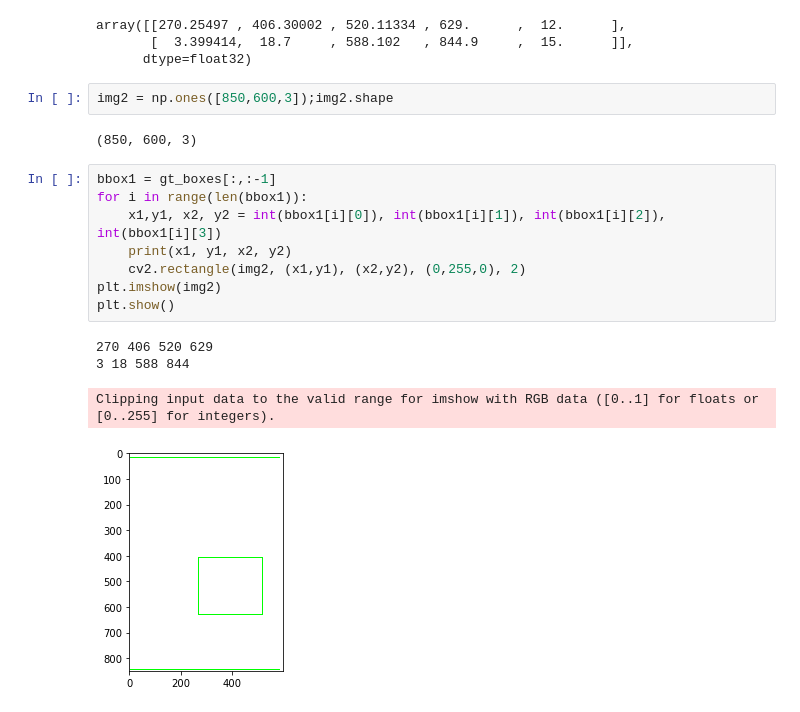
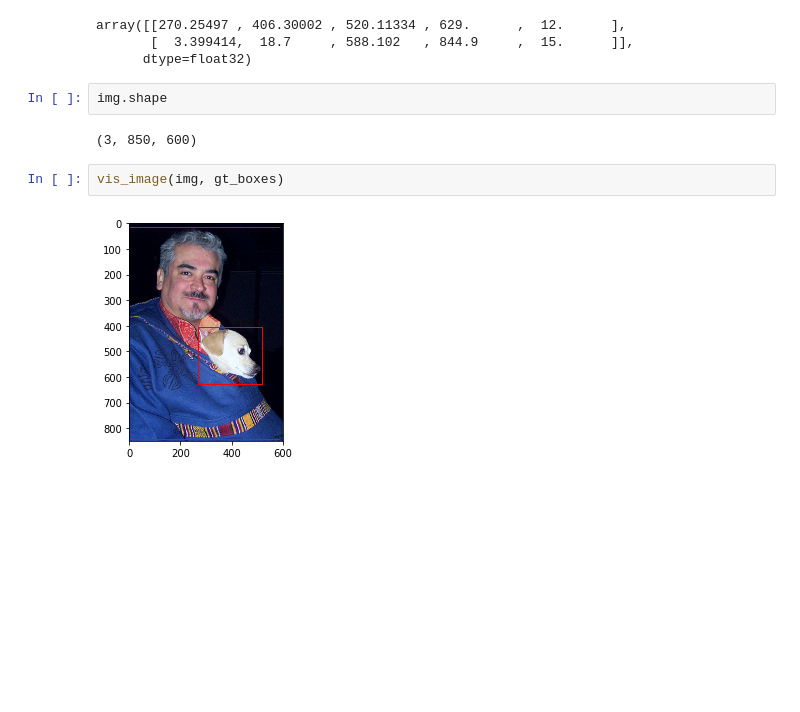
Before and after one commit to hktxt/fasterrcnn, a Jupyter notebook: Untitled.ipynb, the cells around one changed output. Drawn from its saved outputs; the diff is of its cells as text; blank space fills up the shorter version.

```diff
--- a/Untitled.ipynb
+++ b/Untitled.ipynb
@@ -38,20 +38,11 @@ gt_boxes
 array([[270.25497 , 406.30002 , 520.11334 , 629.      ,  12.      ],
        [  3.399414,  18.7     , 588.102   , 844.9     ,  15.      ]],
       dtype=float32)
-# %%
-img2 = np.ones([850,600,3]);img2.shape
-# %% [output]
-(850, 600, 3)
-# %%
-bbox1 = gt_boxes[:,:-1]
-for i in range(len(bbox1)):
-    x1,y1, x2, y2 = int(bbox1[i][0]), int(bbox1[i][1]), int(bbox1[i][2]), int(bbox1[i][3])
-    print(x1, y1, x2, y2)
-    cv2.rectangle(img2, (x1,y1), (x2,y2), (0,255,0), 2)
-plt.imshow(img2)
-plt.show()
-# %% [output]
-270 406 520 629
-3 18 588 844
-Clipping input data to the valid range for imshow with RGB data ([0..1] for floats or [0..255] for integers).
-[figure, removed]
+# %%
+img.shape
+# %% [output]
+(3, 850, 600)
+# %%
+vis_image(img, gt_boxes)
+# %% [output]
+[figure, added]
```
Also changed, not shown: parts of 3 cells of this notebook, 24 other files.
